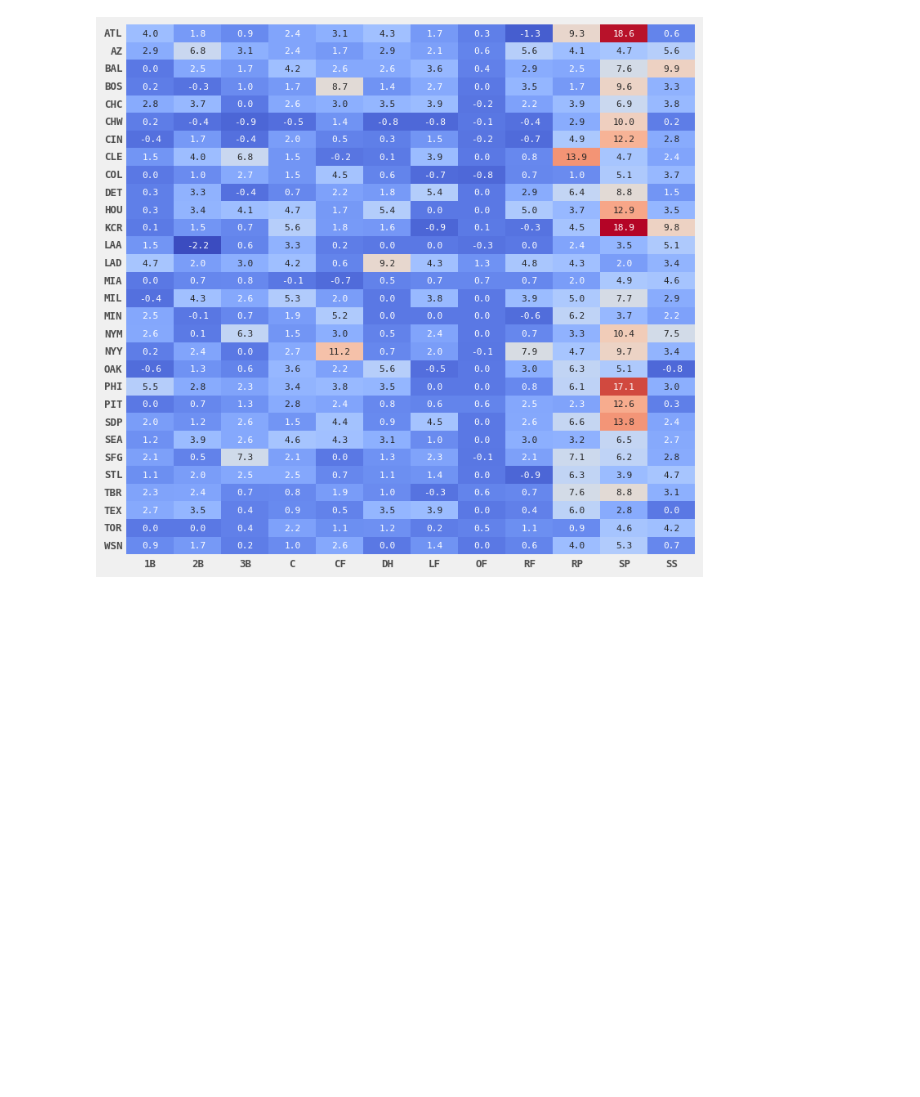
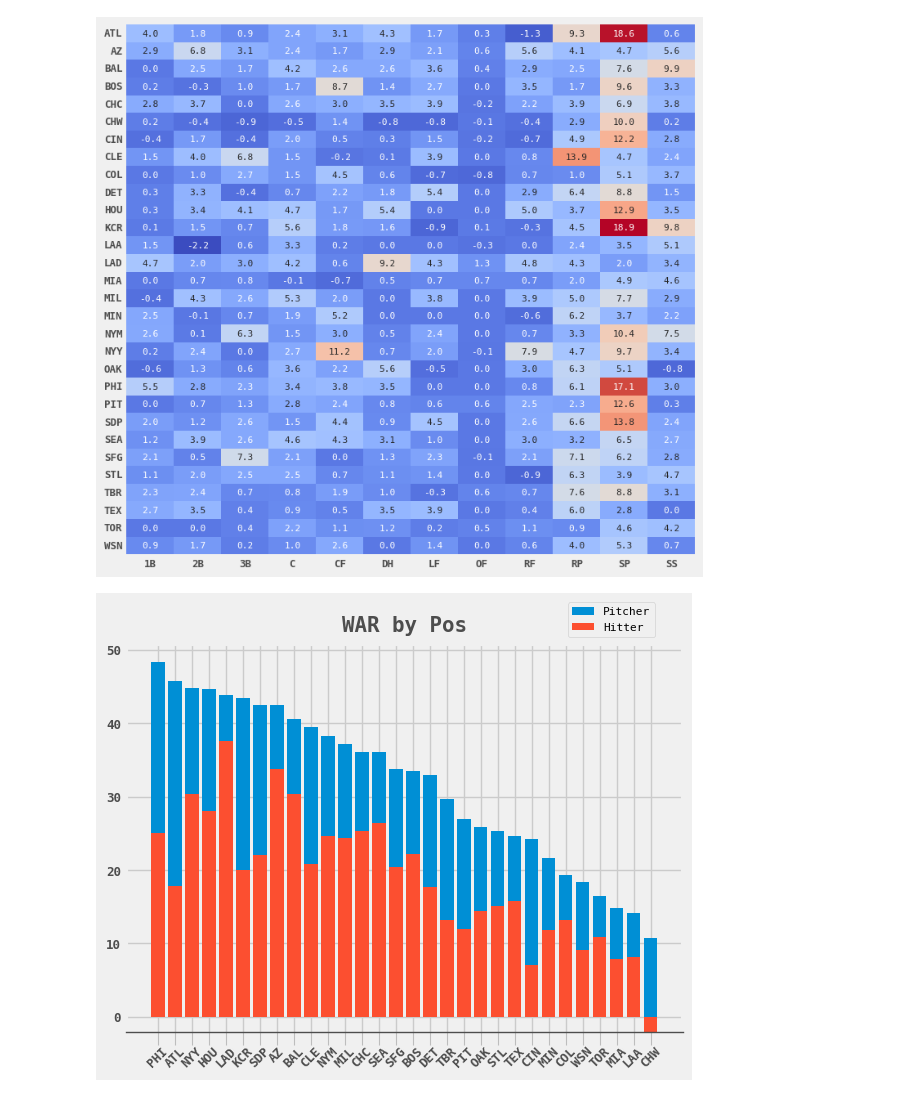
Before and after one commit to unbenounced/mlb_payroll, a Jupyter notebook: mlb_overview.ipynb, the cells around one changed output. Drawn from its saved outputs; the diff is of its cells as text; code cells hidden in the pictures; blank space fills up the shorter version.

```diff
--- a/mlb_overview.ipynb
+++ b/mlb_overview.ipynb
@@ -6,6 +6,7 @@ import seaborn as sns
 
 plt.style.use('fivethirtyeight')
 plt.rcParams["font.family"] = "monospace"
+color_pal = plt.rcParams["axes.prop_cycle"].by_key()["color"]
 pd.set_option('display.max_columns', 500)
 # %%
 # Data loaded
@@ -118,3 +92,30 @@ ax.spines['bottom'].set_linewidth(1)
 plt.show()
 # %% [output]
 [figure]
+# %%
+df['Pos_Category'] = np.where(df['Pos'].isin(['SP', 'RP']), 'Pitcher', 'Hitter')
+# %%
+grouped_by_pos = df.groupby(['Team', 'Pos_Category'])['WAR'].sum().unstack()
+grouped_by_pos['Total'] = grouped_by_pos['Hitter'] + grouped_by_pos['Pitcher']
+grouped_by_pos_sorted = grouped_by_pos.reindex(grouped_by_pos.sort_values(by='Total', ascending=False).index)
+# %%
+fig, ax = plt.subplots()
+
+ax.bar(grouped_by_pos_sorted.index,grouped_by_pos_sorted['Pitcher'], bottom=grouped_by_pos_sorted['Hitter'], label="Pitcher")
+ax.bar(grouped_by_pos_sorted.index,grouped_by_pos_sorted['Hitter'], label="Hitter")
+
+ax.set_title('WAR by Pos', fontsize=15, fontweight='bold', color='#4d4d4d', y=1.01)
+
+plt.xticks(rotation=45, fontsize=9, color='#4d4d4d', fontweight='bold')
+ax.tick_params(axis='x', length=9, color='#bdbdbd', pad=0)
+
+plt.yticks(fontsize=9, color='#4d4d4d', fontweight='semibold')
+
+ax.spines['bottom'].set_color('#4d4d4d')
+ax.spines['bottom'].set_linewidth(1)
+
+ax.legend(bbox_to_anchor=(.96, 1.12), loc='upper right', fontsize=8)
+
+plt.show()
+# %% [output]
+[figure, added]
```
Also changed, not shown: parts of 3 cells of this notebook.
